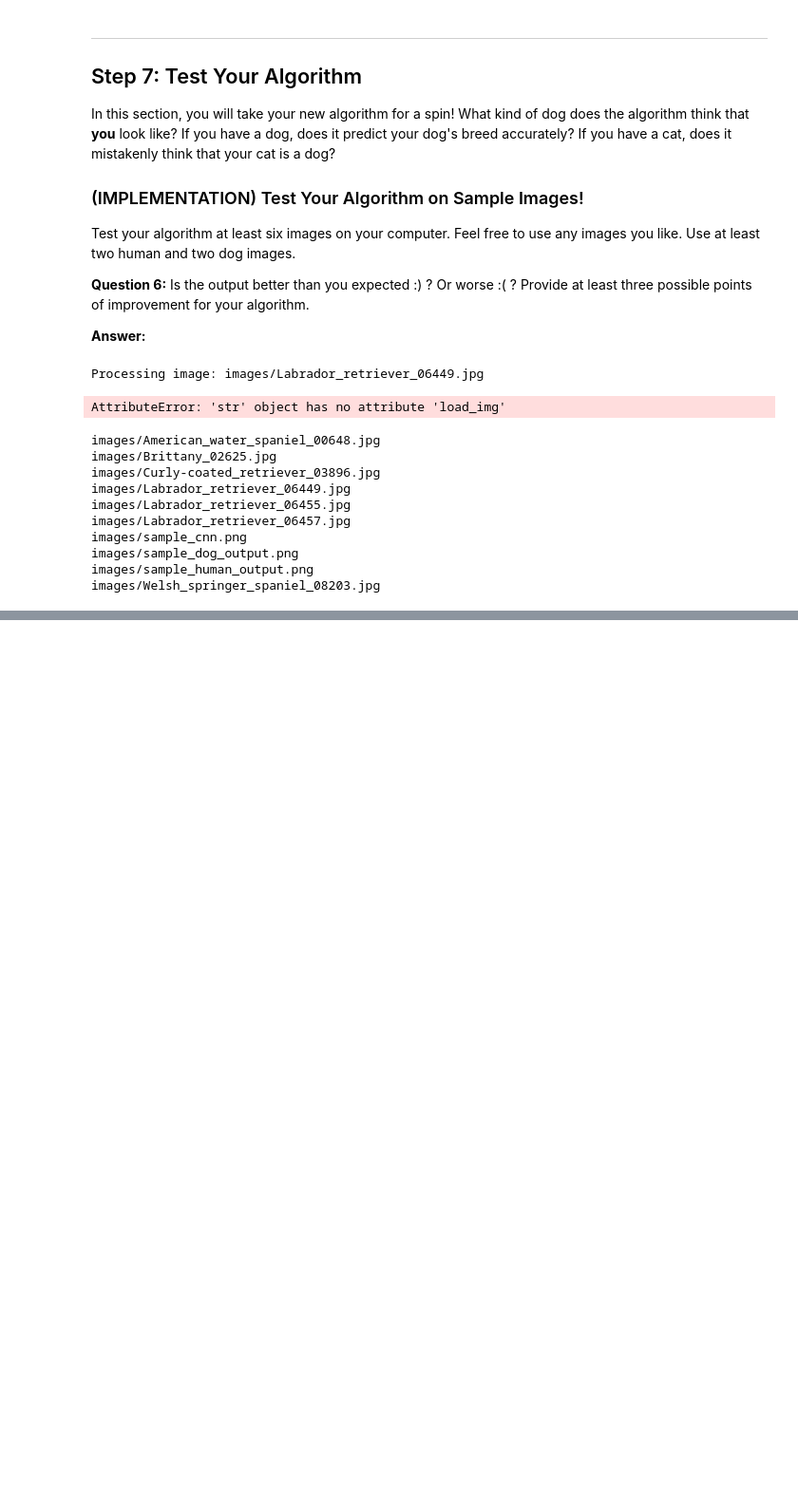
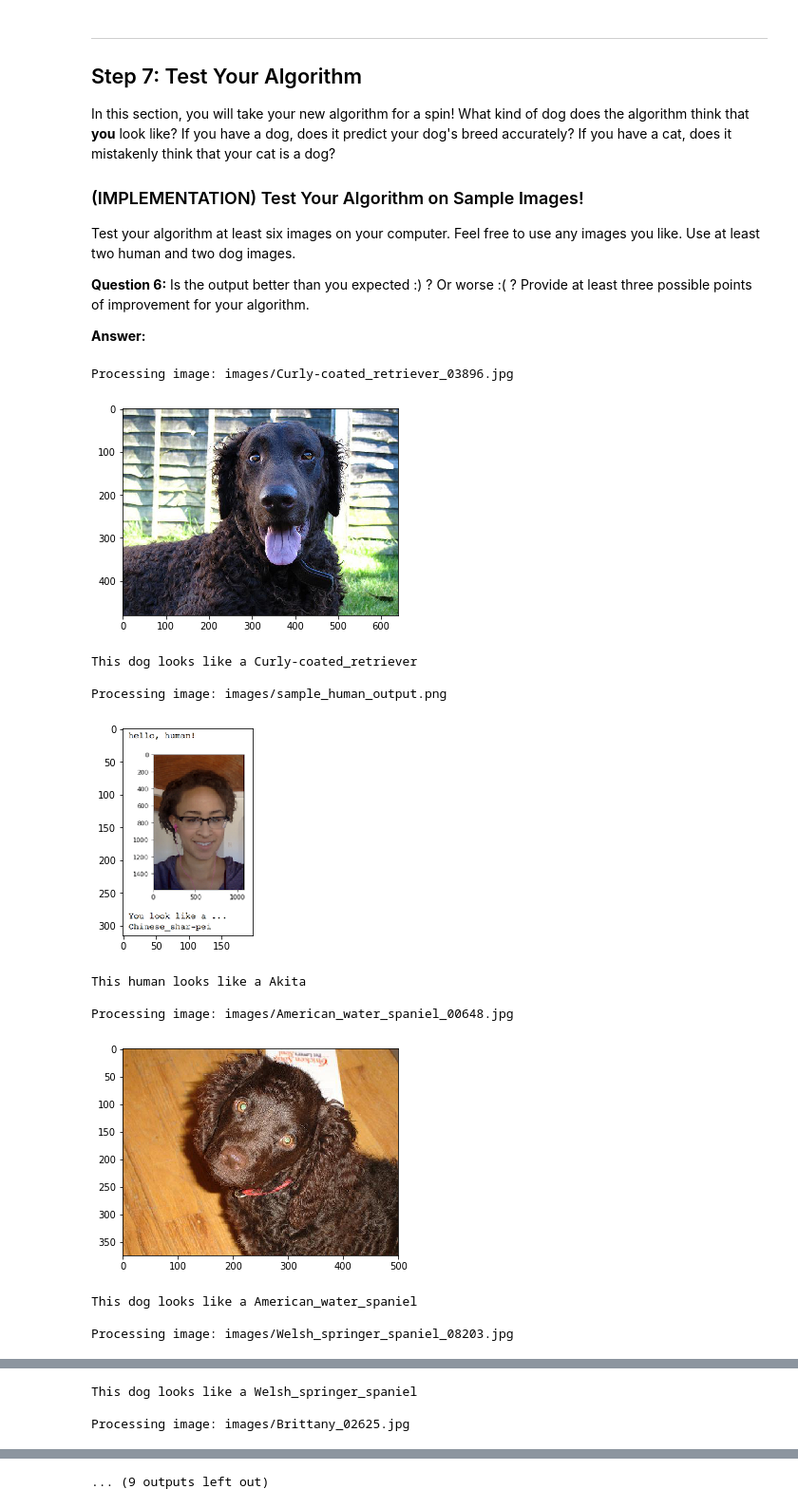
Before and after one commit to craig-martinson/dog-project, a Jupyter notebook: dog_app.ipynb, the cells around one changed output, grey strips where cells are left out. Shown at 95% size. Drawn from its saved outputs; the diff is of its cells as text; code cells hidden in the pictures; blank space fills up the shorter version.

```diff
--- a/dog_app.ipynb
+++ b/dog_app.ipynb
@@ -809,6 +808,7 @@ __Answer:__
 ## TODO: Execute your algorithm from Step 6 on
 ## at least 6 images on your computer.
 ## Feel free to use as many code cells as needed.
+import matplotlib.image as mpimg
 %matplotlib inline
 
 def show_image(img_path):
@@ -817,51 +817,34 @@ def show_image(img_path):
     plt.show()
 
 def test_algorithm(img_path):
-    print("\nProcessing image: {}".format(img_path))
+    print("\nProcessing: {}".format(img_path))
+    show_image(img_path)
 
     image_type, dog_breed = predict_dog_breed_from_human_or_dog(img_path)
 
     if image_type is "face":
-        print("Hello human!")
-        show_image(img_path)
-        print("You look like a {}".format(dog_breed))
+        print("This human looks like a {}".format(dog_breed))
     elif image_type is "dog":
-        print("Hello dog!")
-        show_image(img_path)
-        print("You look like a {}".format(dog_breed))
+        print("This dog looks like a {}".format(dog_breed))
     else:
         print("Error neither human or dog detected!")
-
-    return image_type, dog_breed
-
-test_algorithm("images/American_water_spaniel_00648.jpg")
-test_algorithm("images/Brittany_02625.jpg")
-test_algorithm("images/Curly-coated_retriever_03896.jpg")
-test_algorithm("images/Labrador_retriever_06449.jpg")
-test_algorithm("images/Labrador_retriever_06455.jpg")
-test_algorithm("images/Labrador_retriever_06457.jpg")
-test_algorithm("images/sample_cnn.png")
-test_algorithm("images/sample_dog_output.png")
-test_algorithm("images/sample_human_output.png")
-test_algorithm("images/Welsh_springer_spaniel_08203.jpg")
-# %% [output]
-Processing image: images/Labrador_retriever_06449.jpg
-AttributeError: 'str' object has no attribute 'load_img'
-# %%
-images = os.listdir('images')
-
-for image in images:
-    img_path = 'images/' + image
-    print(img_path)
-    #test_algorithm(img_path)
-# %% [output]
-images/American_water_spaniel_00648.jpg
-images/Brittany_02625.jpg
-images/Curly-coated_retriever_03896.jpg
-images/Labrador_retriever_06449.jpg
-images/Labrador_retriever_06455.jpg
-images/Labrador_retriever_06457.jpg
-images/sample_cnn.png
-images/sample_dog_output.png
-images/sample_human_output.png
-images/Welsh_springer_spaniel_08203.jpg
+# %%
+# load list of dog names
+sample_images = glob("images/*")
+
+for sample_image in sample_images:
+    test_algorithm(sample_image)
+# %% [output]
+Processing image: images/Curly-coated_retriever_03896.jpg
+[figure, added]
+This dog looks like a Curly-coated_retriever
+
+Processing image: images/sample_human_output.png
+[figure, added]
+This human looks like a Akita
+
+Processing image: images/American_water_spaniel_00648.jpg
+[figure, added]
+This dog looks like a American_water_spaniel
+
+Processing image: images/Welsh_springer_spaniel_08203.jpg
@@ -867,0 +852,3 @@ images/Welsh_springer_spaniel_08203.jpg
+This dog looks like a Welsh_springer_spaniel
+
+Processing image: images/Brittany_02625.jpg
@@ -867,0 +860 @@ images/Welsh_springer_spaniel_08203.jpg
+... (9 outputs left out)
```
Also changed, not shown: parts of 14 cells of this notebook, 2 other files.
